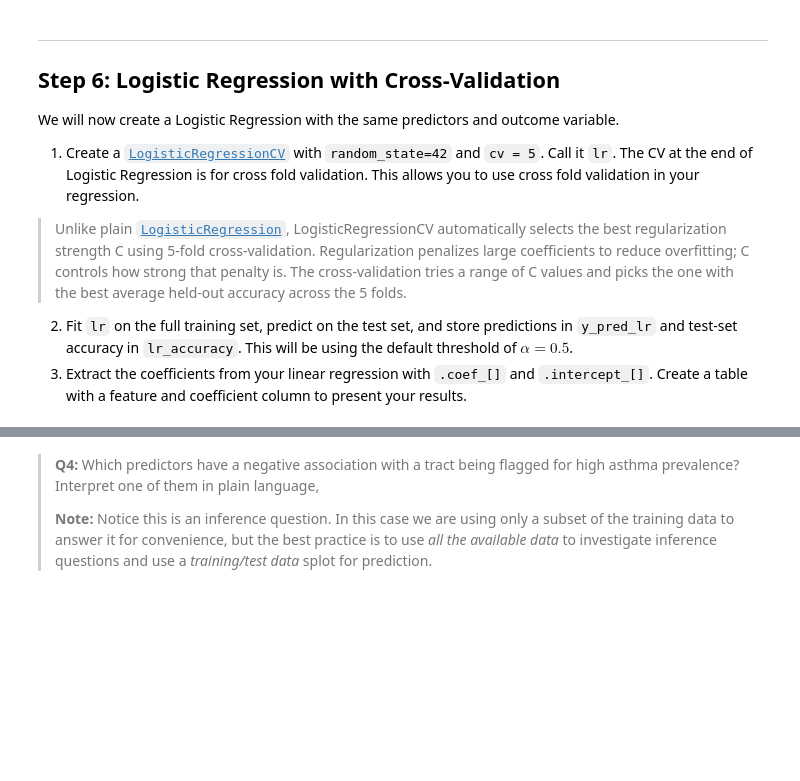
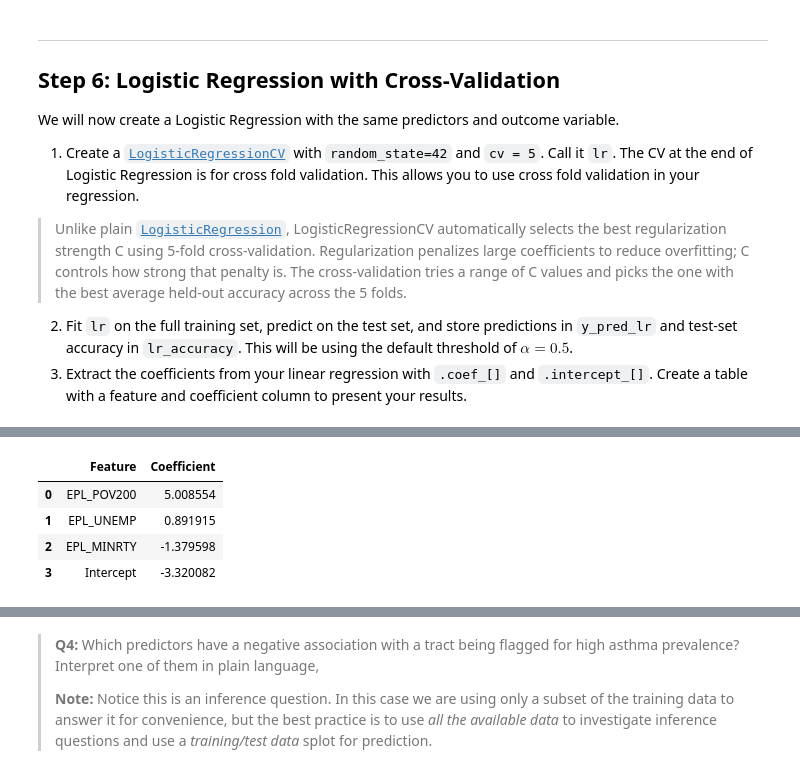
Before and after one commit to pfnorton39/assignment-2, a Jupyter notebook: task2/hw2-task2.ipynb, the cells around one changed output, grey strips where cells are left out. Cells and saved outputs as stored; diff of their text form; code cells hidden in the pictures; blank space fills up the shorter version.

```diff
--- a/task2/hw2-task2.ipynb
+++ b/task2/hw2-task2.ipynb
@@ -281,2 +285,13 @@ NameError: name 'LogisticRegressionCV' is not defined
+# %%
+feature_names = ['EPL_POV200', 'EPL_UNEMP', 'EPL_MINRTY', 'Intercept']
+coefficients  = list(lr.coef_[0]) + [lr.intercept_[0]]
+
+pd.DataFrame({'Feature': feature_names, 'Coefficient': coefficients})
+# %% [output]
+|  | Feature | Coefficient |
+| 0 | EPL_POV200 | 5.008554 |
+| 1 | EPL_UNEMP | 0.891915 |
+| 2 | EPL_MINRTY | -1.379598 |
+| 3 | Intercept | -3.320082 |
 # %%
 grader.check("q9")
```
Also changed, not shown: parts of 20 cells of this notebook.
